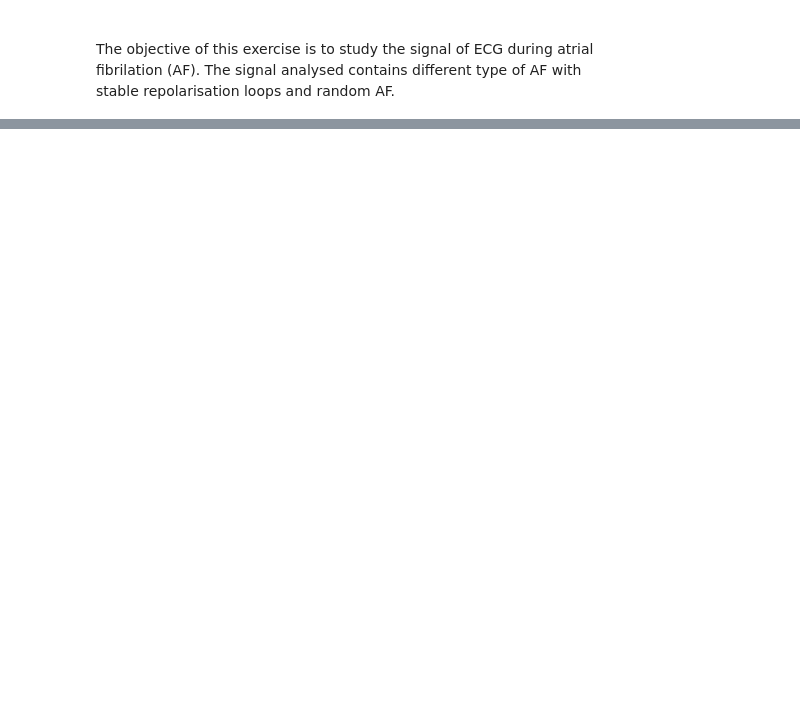
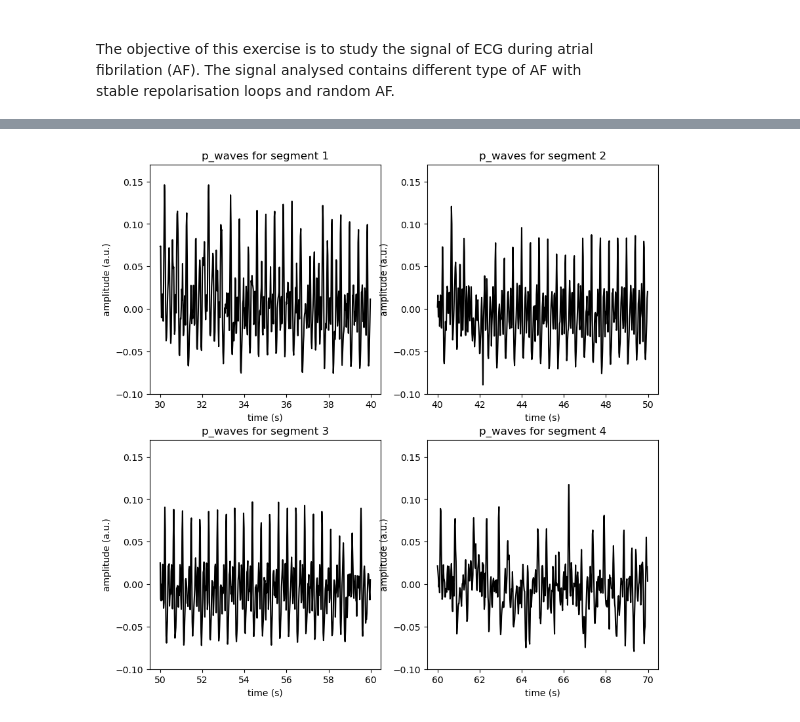
Before and after one commit to roduit/EE-512-Biomedical-signal-processing, a Jupyter notebook: labs/lab03/m03_ex3_atrial_fibrilation.ipynb, the cells around one changed output, grey strips where cells are left out. Drawn from its saved outputs; the diff is of its cells as text; code cells hidden in the pictures; blank space fills up the shorter version.

```diff
--- a/labs/lab03/m03_ex3_atrial_fibrilation.ipynb
+++ b/labs/lab03/m03_ex3_atrial_fibrilation.ipynb
@@ -80,12 +112,15 @@ segments = [1500, 2000, 2500, 3000, 3500]
 # %%
 py.figure(4,figsize=[10,10])
 for n in range(len(segments)-1):
     py.subplot(2, 2, int(n+1))
     idx = np.arange(segments[n], segments[n+1])
     py.plot(t_p_wave[idx], p_wave[idx], 'k')
     py.xlabel('time (s)')
     py.ylabel('amplitude (a.u.)')
+    py.ylim([-0.1,0.17]) # Added line to notice the differences easier
     py.title('p_waves for segment '+str(n+1))
+# %% [output]
+[figure, added]
 # %% [markdown]
 
 <br>
```
Also changed, not shown: parts of 12 cells of this notebook.
